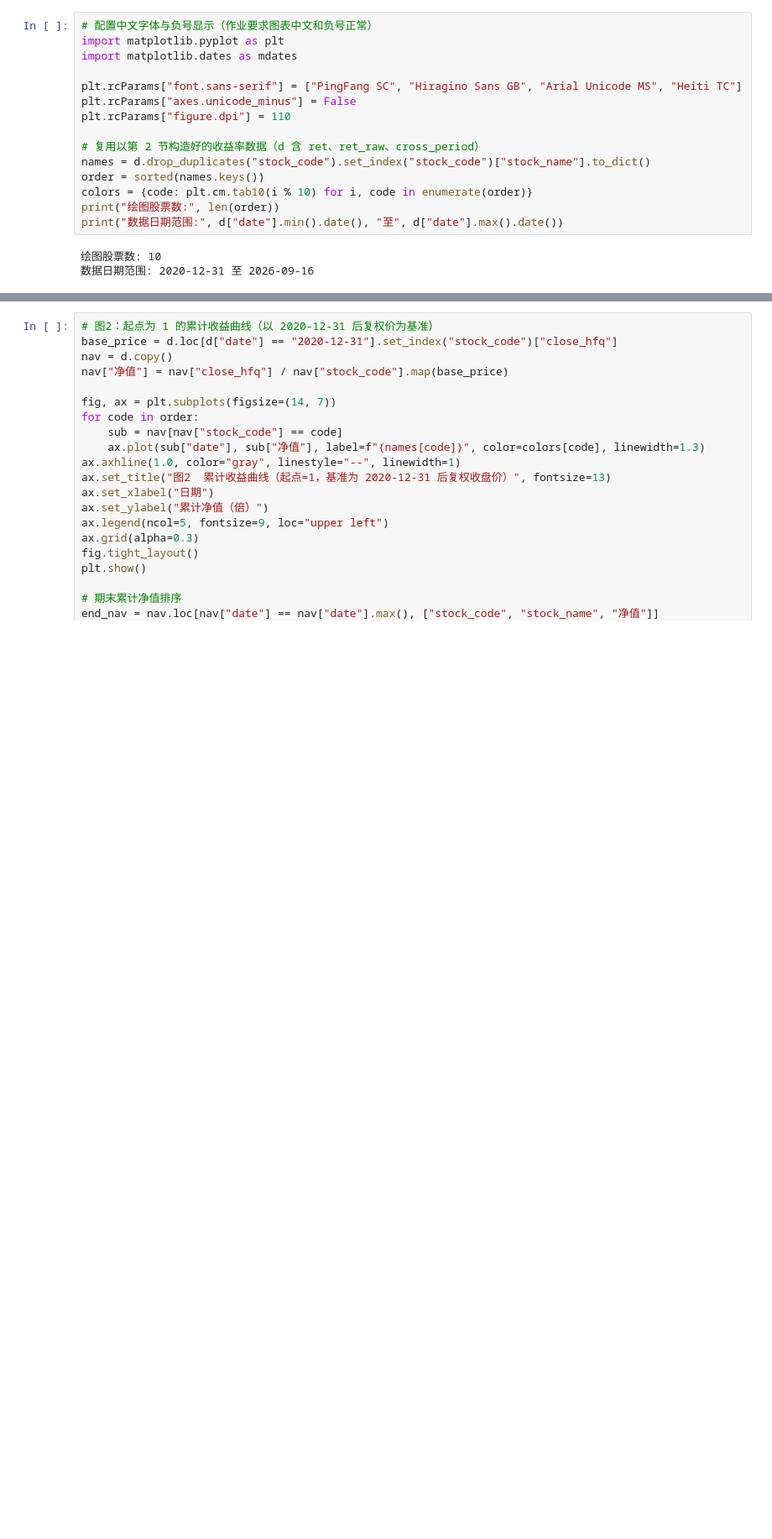
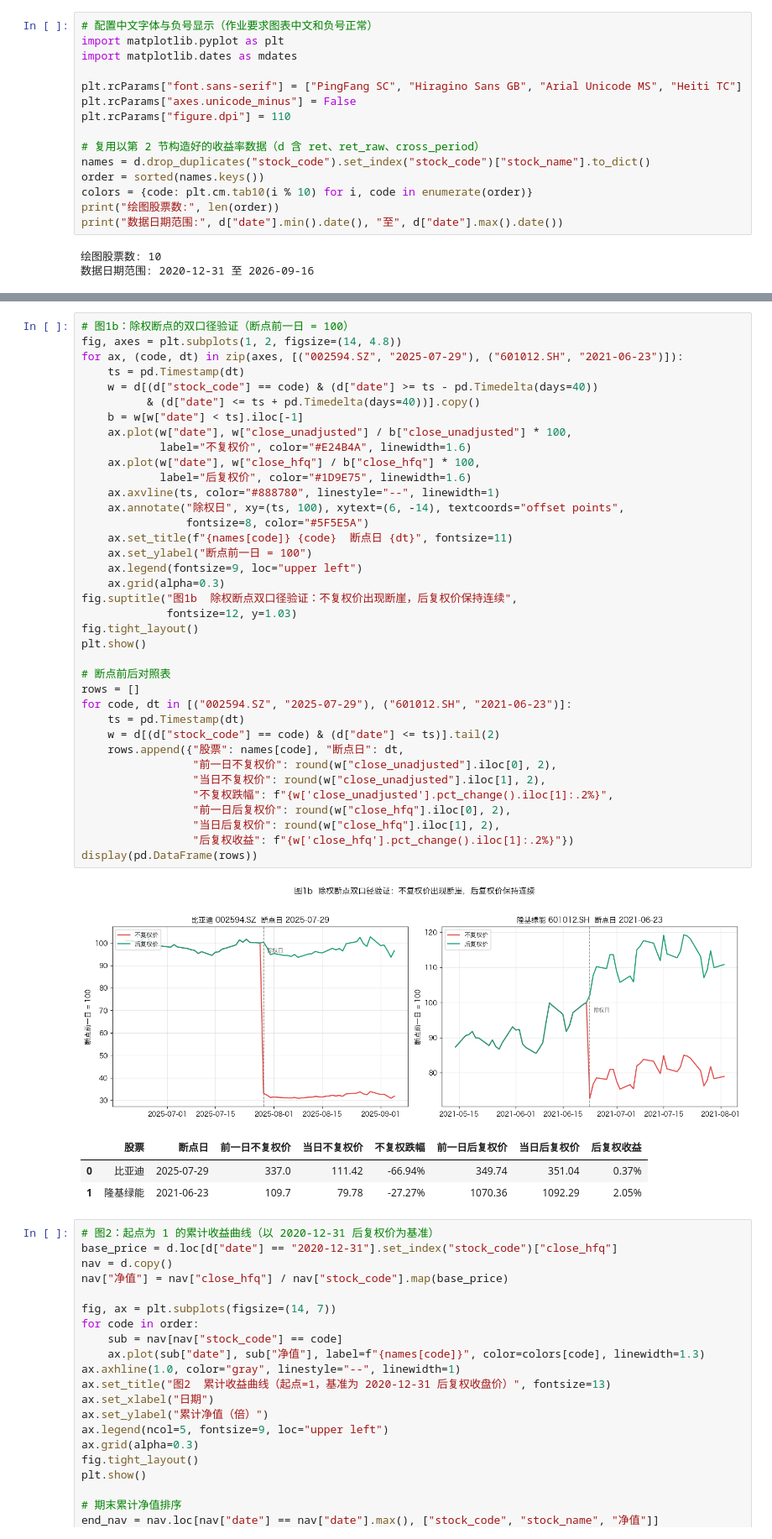
Before and after one commit to Jaremy112/fineco-homework, a Jupyter notebook: hw02-1/hw02-1.ipynb, the cells around one changed output, grey strips where cells are left out. Shown at 84% size. Saved outputs shown, nothing was run; the diff lists cells and outputs as text; blank space fills up the shorter version.

```diff
--- a/hw02-1/hw02-1.ipynb
+++ b/hw02-1/hw02-1.ipynb
@@ -502,6 +544,48 @@ display(d.groupby("stock_code").agg(
 | 600309.SH | 万华化学 | 52.53 | 143.98 | 91.04 | 70.78 |
 | 600519.SH | 贵州茅台 | 1168.63 | 2601.00 | 1998.00 | 1258.00 |
 | 601012.SH | 隆基绿能 | 11.00 | 123.00 | 92.20 | 11.00 |
+# %%
+# 图1b：除权断点的双口径验证（断点前一日 = 100）
+fig, axes = plt.subplots(1, 2, figsize=(14, 4.8))
+for ax, (code, dt) in zip(axes, [("002594.SZ", "2025-07-29"), ("601012.SH", "2021-06-23")]):
+    ts = pd.Timestamp(dt)
+    w = d[(d["stock_code"] == code) & (d["date"] >= ts - pd.Timedelta(days=40))
+          & (d["date"] <= ts + pd.Timedelta(days=40))].copy()
+    b = w[w["date"] < ts].iloc[-1]
+    ax.plot(w["date"], w["close_unadjusted"] / b["close_unadjusted"] * 100,
+            label="不复权价", color="#E24B4A", linewidth=1.6)
+    ax.plot(w["date"], w["close_hfq"] / b["close_hfq"] * 100,
+            label="后复权价", color="#1D9E75", linewidth=1.6)
+    ax.axvline(ts, color="#888780", linestyle="--", linewidth=1)
+    ax.annotate("除权日", xy=(ts, 100), xytext=(6, -14), textcoords="offset points",
+                fontsize=8, color="#5F5E5A")
+    ax.set_title(f"{names[code]} {code}  断点日 {dt}", fontsize=11)
+    ax.set_ylabel("断点前一日 = 100")
+    ax.legend(fontsize=9, loc="upper left")
+    ax.grid(alpha=0.3)
+fig.suptitle("图1b  除权断点双口径验证：不复权价出现断崖，后复权价保持连续",
+             fontsize=12, y=1.03)
+fig.tight_layout()
+plt.show()
+
+# 断点前后对照表
+rows = []
+for code, dt in [("002594.SZ", "2025-07-29"), ("601012.SH", "2021-06-23")]:
+    ts = pd.Timestamp(dt)
+    w = d[(d["stock_code"] == code) & (d["date"] <= ts)].tail(2)
+    rows.append({"股票": names[code], "断点日": dt,
+                 "前一日不复权价": round(w["close_unadjusted"].iloc[0], 2),
+                 "当日不复权价": round(w["close_unadjusted"].iloc[1], 2),
+                 "不复权跌幅": f"{w['close_unadjusted'].pct_change().iloc[1]:.2%}",
+                 "前一日后复权价": round(w["close_hfq"].iloc[0], 2),
+                 "当日后复权价": round(w["close_hfq"].iloc[1], 2),
+                 "后复权收益": f"{w['close_hfq'].pct_change().iloc[1]:.2%}"})
+display(pd.DataFrame(rows))
+# %% [output]
+[figure, added]
+|  | 股票 | 断点日 | 前一日不复权价 | 当日不复权价 | 不复权跌幅 | 前一日后复权价 | 当日后复权价 | 后复权收益 |
+| 0 | 比亚迪 | 2025-07-29 | 337.0 | 111.42 | -66.94% | 349.74 | 351.04 | 0.37% |
+| 1 | 隆基绿能 | 2021-06-23 | 109.7 | 79.78 | -27.27% | 1070.36 | 1092.29 | 2.05% |
 # %%
 # 图2：起点为 1 的累计收益曲线（以 2020-12-31 后复权价为基准）
 base_price = d.loc[d["date"] == "2020-12-31"].set_index("stock_code")["close_hfq"]
```
Also changed, not shown: parts of 3 cells of this notebook, 3 other files.
